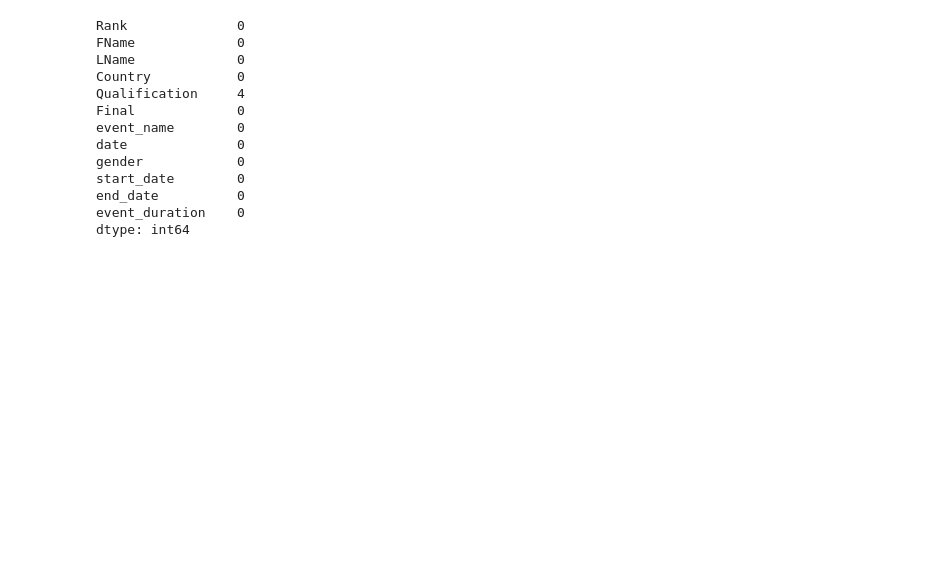
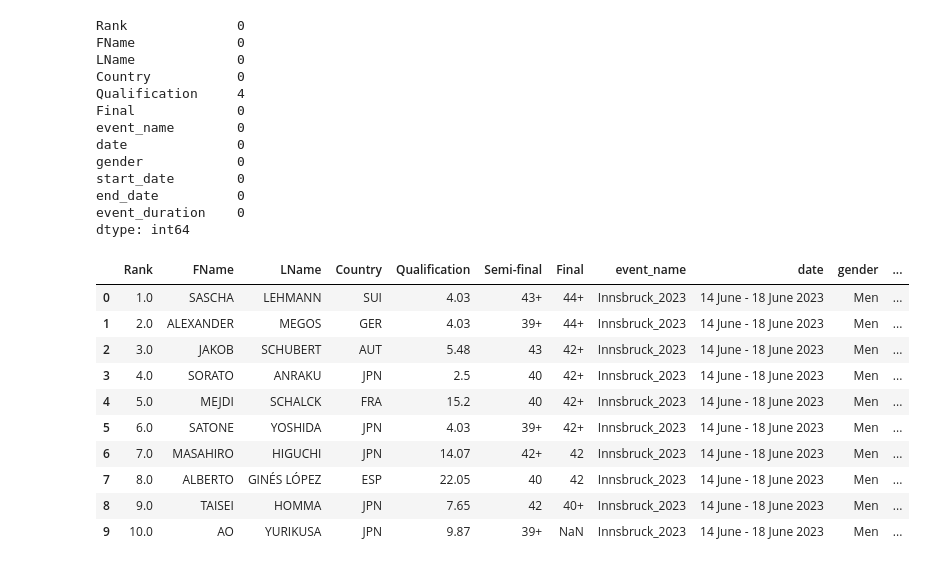
Before and after one commit to lfigil/ifsc-data, a Jupyter notebook: ifsc_analysis.ipynb, the cells around one changed output. Saved outputs shown, nothing was run; the diff lists cells and outputs as text; code cells hidden in the pictures; blank space fills up the shorter version.

```diff
--- a/ifsc_analysis.ipynb
+++ b/ifsc_analysis.ipynb
@@ -309,0 +392,14 @@ speed_df['final1'] = speed_df['Final'].str.extract(r'(\d+\.\d+)').astype(float)
+# %%
+lead_df.head(10)
+# %% [output]
+|  | Rank | FName | LName | Country | Qualification | Semi-final | Final | event_name | date | gender | ... |
+| 0 | 1.0 | SASCHA | LEHMANN | SUI | 4.03 | 43+ | 44+ | Innsbruck_2023 | 14 June - 18 June 2023 | Men | ... |
+| 1 | 2.0 | ALEXANDER | MEGOS | GER | 4.03 | 39+ | 44+ | Innsbruck_2023 | 14 June - 18 June 2023 | Men | ... |
+| 2 | 3.0 | JAKOB | SCHUBERT | AUT | 5.48 | 43 | 42+ | Innsbruck_2023 | 14 June - 18 June 2023 | Men | ... |
+| 3 | 4.0 | SORATO | ANRAKU | JPN | 2.5 | 40 | 42+ | Innsbruck_2023 | 14 June - 18 June 2023 | Men | ... |
+| 4 | 5.0 | MEJDI | SCHALCK | FRA | 15.2 | 40 | 42+ | Innsbruck_2023 | 14 June - 18 June 2023 | Men | ... |
+| 5 | 6.0 | SATONE | YOSHIDA | JPN | 4.03 | 39+ | 42+ | Innsbruck_2023 | 14 June - 18 June 2023 | Men | ... |
+| 6 | 7.0 | MASAHIRO | HIGUCHI | JPN | 14.07 | 42+ | 42 | Innsbruck_2023 | 14 June - 18 June 2023 | Men | ... |
+| 7 | 8.0 | ALBERTO | GINÉS LÓPEZ | ESP | 22.05 | 40 | 42 | Innsbruck_2023 | 14 June - 18 June 2023 | Men | ... |
+| 8 | 9.0 | TAISEI | HOMMA | JPN | 7.65 | 42 | 40+ | Innsbruck_2023 | 14 June - 18 June 2023 | Men | ... |
+| 9 | 10.0 | AO | YURIKUSA | JPN | 9.87 | 39+ | NaN | Innsbruck_2023 | 14 June - 18 June 2023 | Men | ... |
```
Also changed, not shown: parts of 31 cells of this notebook.
